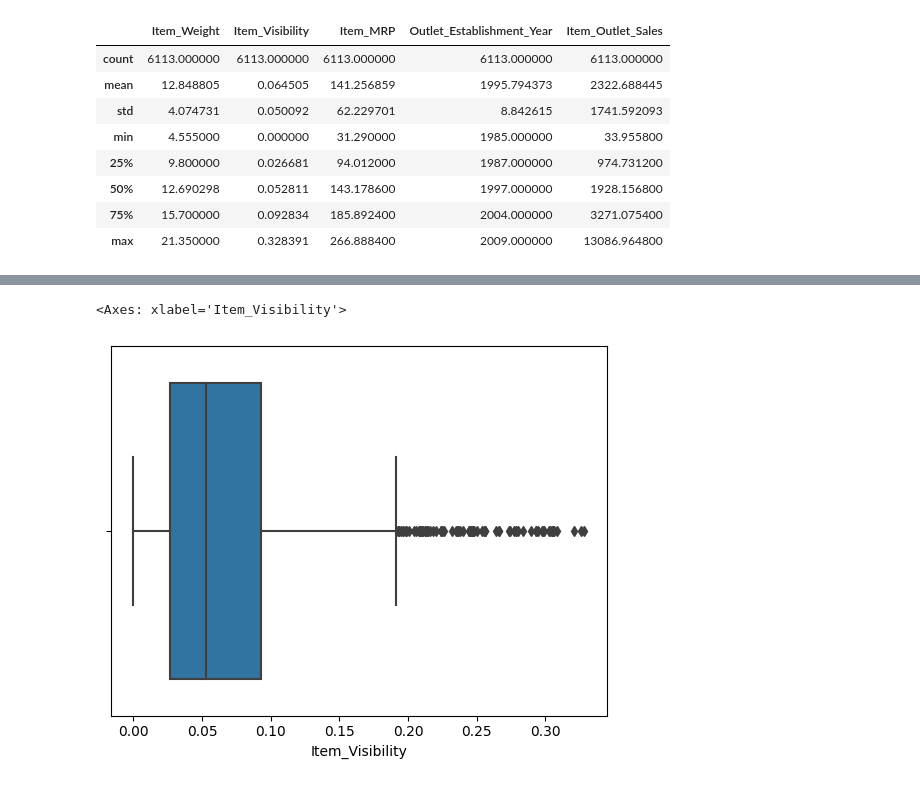
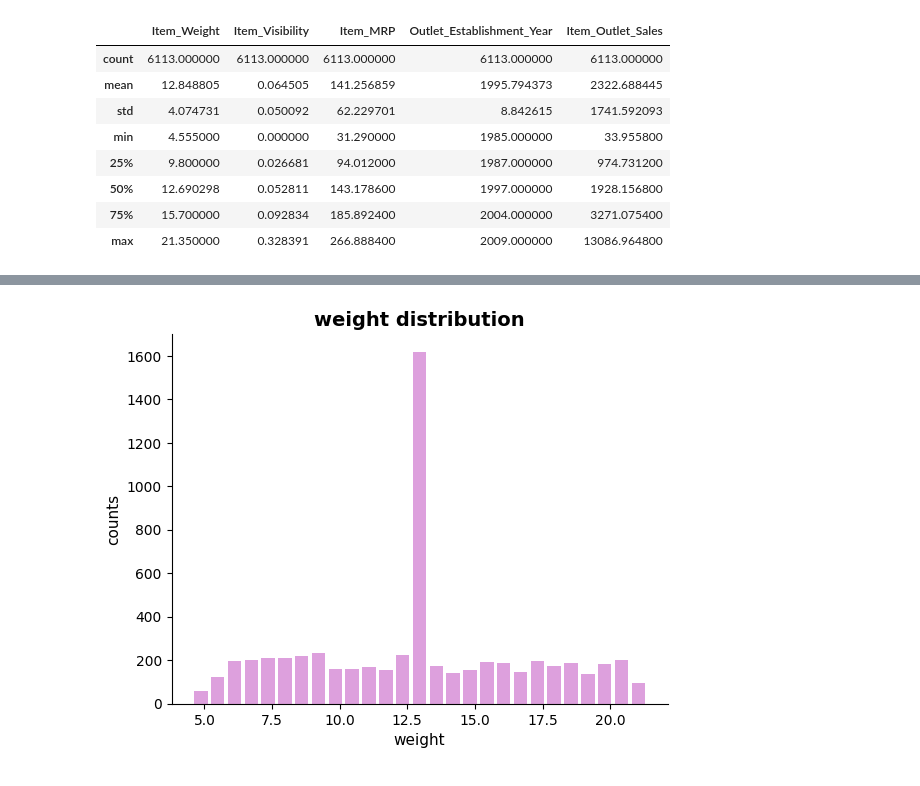
Before and after one commit to medayoubaziz/sales-predictions, a Jupyter notebook: sales_predictions.ipynb, the cells around one changed output, grey strips where cells are left out. Cells and saved outputs as stored; diff of their text form; code cells hidden in the pictures.

```diff
--- a/sales_predictions.ipynb
+++ b/sales_predictions.ipynb
@@ -272,5 +235,9 @@ sns.boxplot(x='Item_Weight', data=df)
-# %%
-sns.boxplot(x='Item_Visibility', data=df)
-# %% [output]
-<Axes: xlabel='Item_Visibility'>
-[figure, removed]
+# %%
+plt.hist(df['Item_Weight'] , rwidth = .8 , color = 'plum' , bins ='auto')
+plt.xlabel('weight', fontsize = 11)
+plt.ylabel('counts', fontsize = 11)
+plt.title('weight distribution', fontsize = 14 , fontweight = 'bold')
+sns.despine()
+plt.show()
+# %% [output]
+[figure, added]
```
Also changed, not shown: parts of 10 cells of this notebook.
